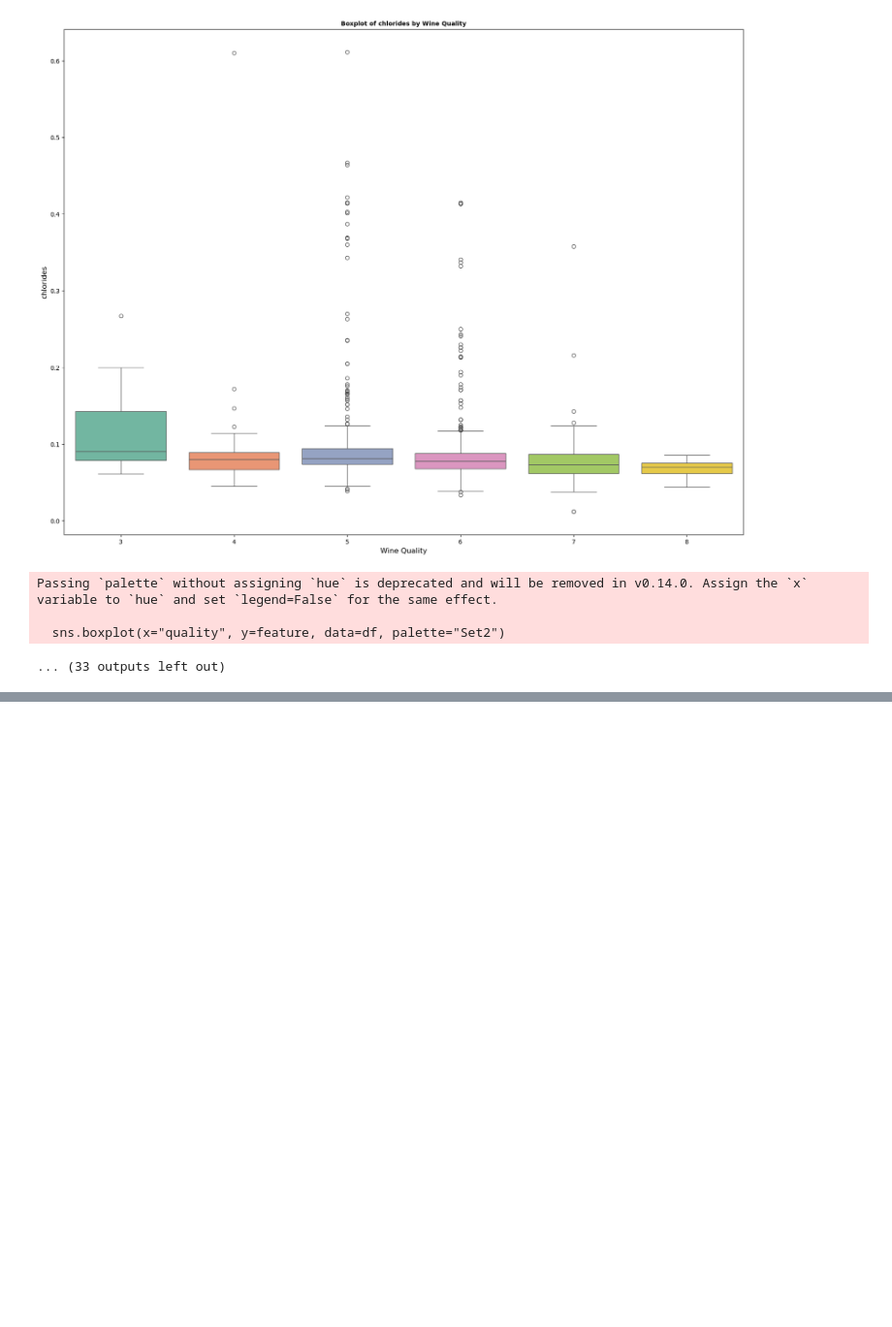
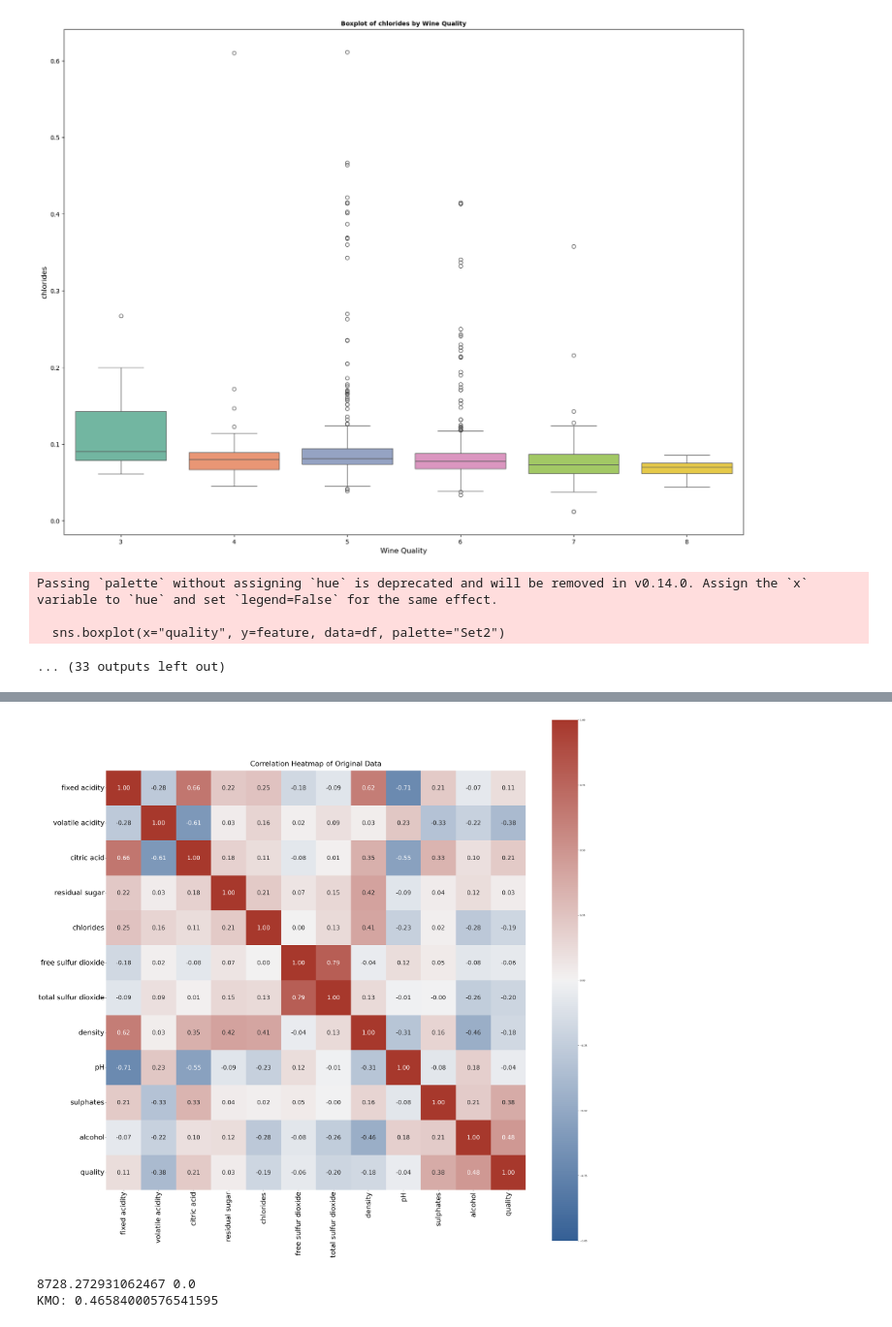
Before and after one commit to Hello-Judy/WashU, a Jupyter notebook: ESE_417/Data/Data_Cleaning.ipynb, the cells around one changed output, grey strips where cells are left out. Shown at 97% size. Saved outputs shown, nothing was run; the diff lists cells and outputs as text; code cells hidden in the pictures; blank space fills up the shorter version.

```diff
--- a/ESE_417/Data/Data_Cleaning.ipynb
+++ b/ESE_417/Data/Data_Cleaning.ipynb
@@ -247,0 +252,23 @@ sns.heatmap(cov_matrix,  center=0, annot=True,fmt='.2f', square=True, cmap=cmap,
+# %%
+cov_matrix= original_data.corr(method='spearman')
+
+cmap = sns.diverging_palette(250, 15, s=75, l=40, n=9, center="light", as_cmap=True)
+
+plt.figure(figsize=(40,40))
+sns.heatmap(cov_matrix,  center=0, annot=True,fmt='.2f', square=True, cmap=cmap,vmin=-1, vmax=1,annot_kws={"size": 25})
+plt.xticks(fontsize=30,rotation=90)
+plt.yticks(fontsize=30,rotation=0)
+plt.title('Correlation Heatmap of Original Data', fontsize=30, pad=20)
+plt.show()
+# %% [output]
+[figure, added]
+# %%
+
+original_data_float=original_data.astype(float)
+chi_square_value, p_value = calculate_bartlett_sphericity(original_data_float)
+print(chi_square_value, p_value)
+kmo_all, kmo_model = calculate_kmo(original_data_float)
+print("KMO:", kmo_model)
+# %% [output]
+8728.272931062467 0.0
+KMO: 0.46584000576541595
```
Also changed, not shown: parts of 2 cells of this notebook.
